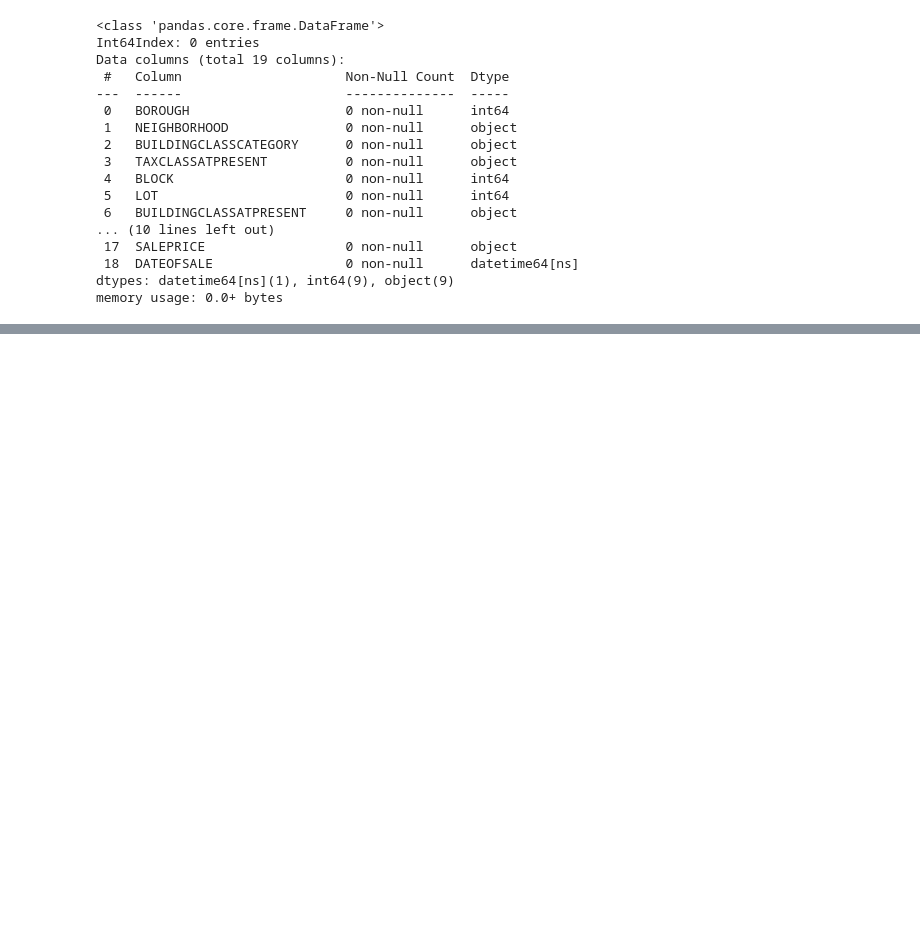
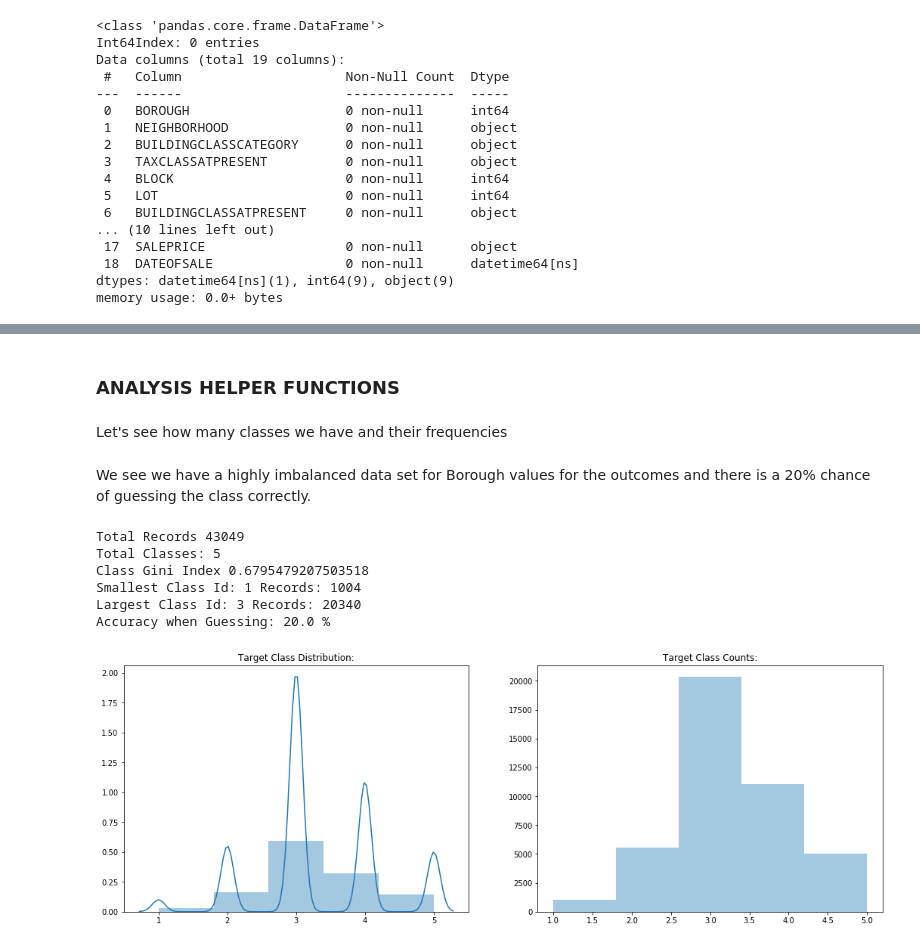
Before and after one commit to andrewmejia600/MSDS7331, a Jupyter notebook: Lab_2_Notebook_Draft.ipynb, the cells around one changed output, grey strips where cells are left out. Drawn from its saved outputs; the diff is of its cells as text; code cells hidden in the pictures; blank space fills up the shorter version.

Commit message:
Committing with new analysis helper functions

```diff
--- a/Lab_2_Notebook_Draft.ipynb
+++ b/Lab_2_Notebook_Draft.ipynb
@@ -133,6 +140,8 @@ len(housing_data[housing_data['SALEPRICE'] == '-'])
 housing_data = housing_data[~((housing_data['LANDSQUAREFEET'] == '-') | (housing_data['GROSSSQUAREFEET'] == '-') | (housing_data['SALEPRICE'] == '-'))]
 # %%
 housing_data = housing_data[(housing_data['ZIPCODE'] != 0) & (housing_data['TOTALUNITS'] != 0) ]
+# %%
+housing_data = housing_data.reset_index(drop=True)
 # %%
 housing_data.info()
 # %% [output]
@@ -414,0 +282,2 @@ housing_data[housing_data.BUILDINGCLASSATPRESENT != housing_data.BUILDINGCLASSAT
+# %% [markdown]
+### ANALYSIS HELPER FUNCTIONS
@@ -414,0 +351,16 @@ housing_data[housing_data.BUILDINGCLASSATPRESENT != housing_data.BUILDINGCLASSAT
+# %% [markdown]
+Let's see how many classes we have and their frequencies
+# %%
+y_num_class = housing_data.BOROUGH.values
+# %% [markdown]
+We see we have a highly imbalanced data set for Borough values for the outcomes and there is a 20% chance of guessing the class correctly.
+# %%
+plot_class_dist(y_num_class)
+# %% [output]
+Total Records 43049
+Total Classes: 5
+Class Gini Index 0.6795479207503518
+Smallest Class Id: 1 Records: 1004
+Largest Class Id: 3 Records: 20340
+Accuracy when Guessing: 20.0 %
+[figure, added]
```
Also changed, not shown: parts of 24 cells of this notebook.
